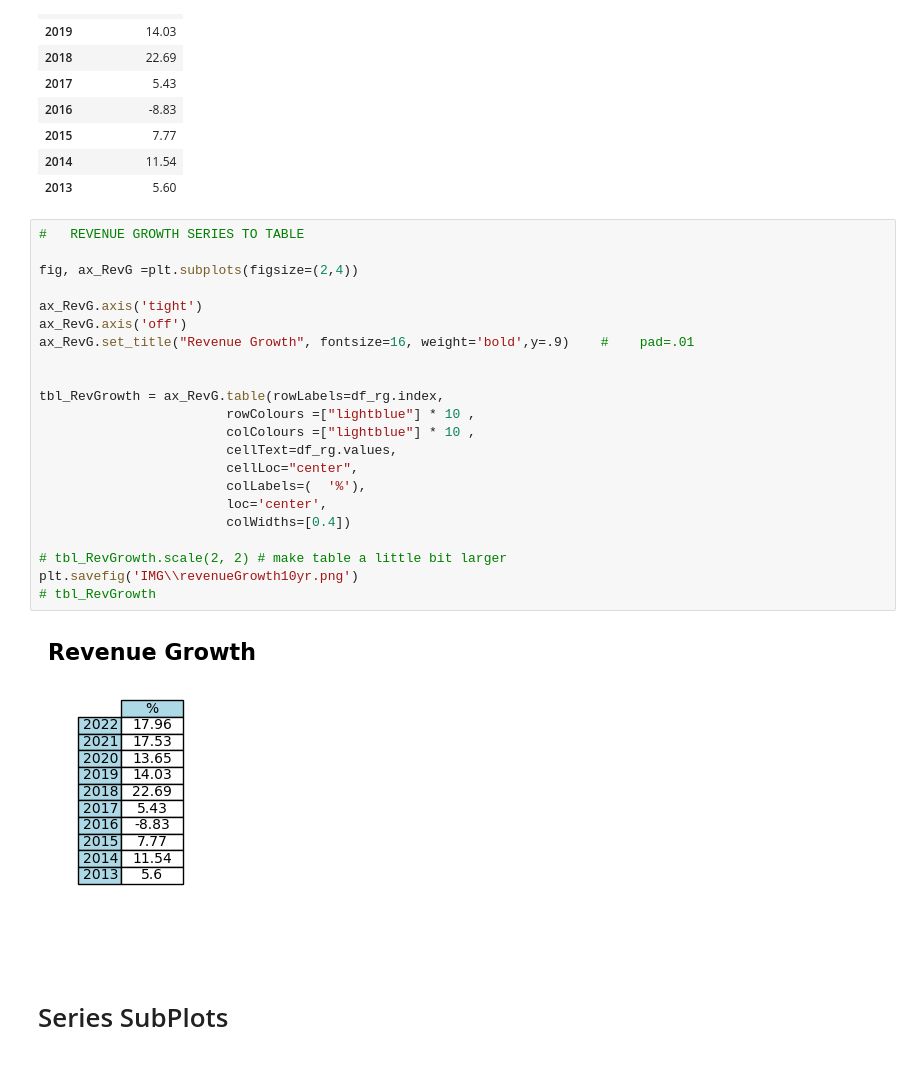
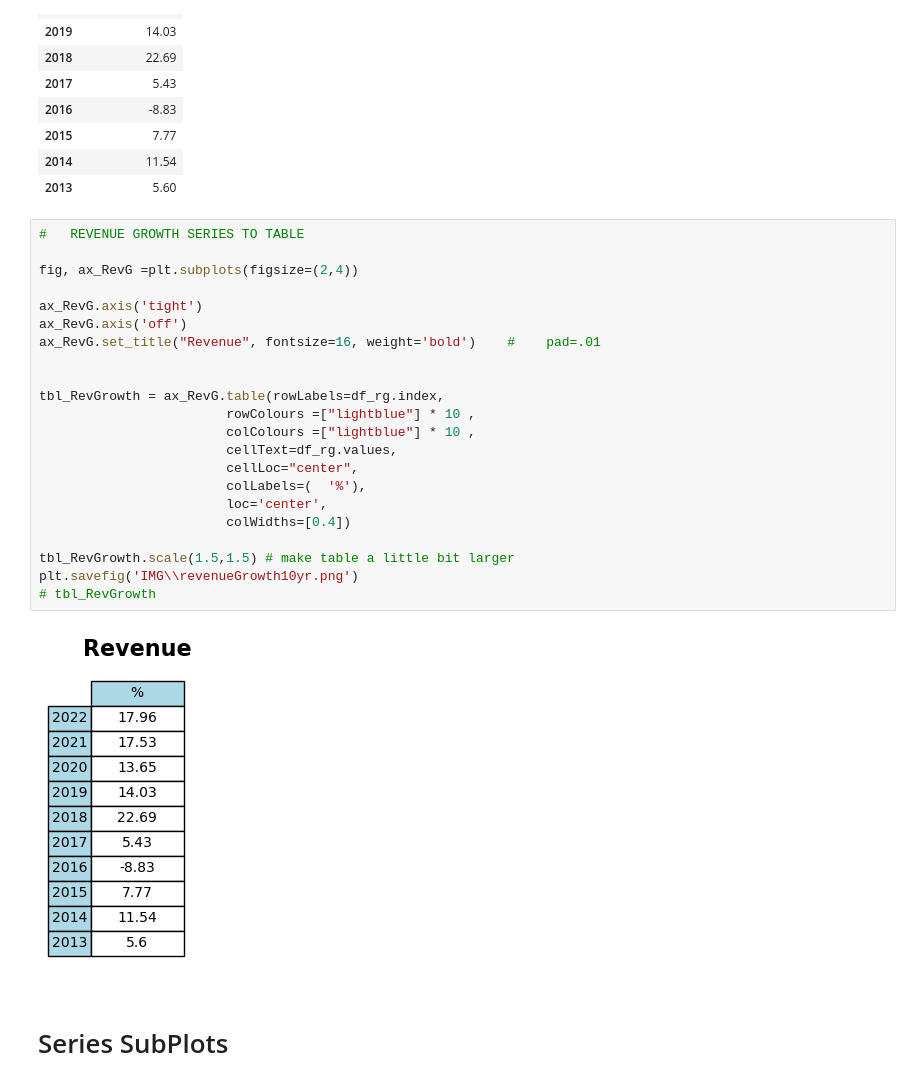
Before and after one commit to xitxat/FundamentalAnalysis, a Jupyter notebook: FA/Value01.ipynb, the cells around one changed output. Saved outputs shown, nothing was run; the diff lists cells and outputs as text.

Commit message:
subplot tables format clean

```diff
--- a/FA/Value01.ipynb
+++ b/FA/Value01.ipynb
@@ -763,27 +763,27 @@ df_rg
 # %%
 #   REVENUE GROWTH SERIES TO TABLE
 
 fig, ax_RevG =plt.subplots(figsize=(2,4))
 
 ax_RevG.axis('tight')
 ax_RevG.axis('off')
-ax_RevG.set_title("Revenue Growth", fontsize=16, weight='bold',y=.9)    #    pad=.01
+ax_RevG.set_title("Revenue", fontsize=16, weight='bold')    #    pad=.01
 
 
 tbl_RevGrowth = ax_RevG.table(rowLabels=df_rg.index,
                         rowColours =["lightblue"] * 10 ,
                         colColours =["lightblue"] * 10 ,
                         cellText=df_rg.values,
                         cellLoc="center",
                         colLabels=(  '%'),
                         loc='center',
                         colWidths=[0.4])
 
-# tbl_RevGrowth.scale(2, 2) # make table a little bit larger
+tbl_RevGrowth.scale(1.5,1.5) # make table a little bit larger
 plt.savefig('IMG\\revenueGrowth10yr.png')
 # tbl_RevGrowth
 # %% [output]
-[figure, old version]
+[figure, new version]
 # %% [markdown]
 # Series SubPlots
 # %%
```
Also changed, not shown: parts of 3 cells of this notebook, 2 other files.
